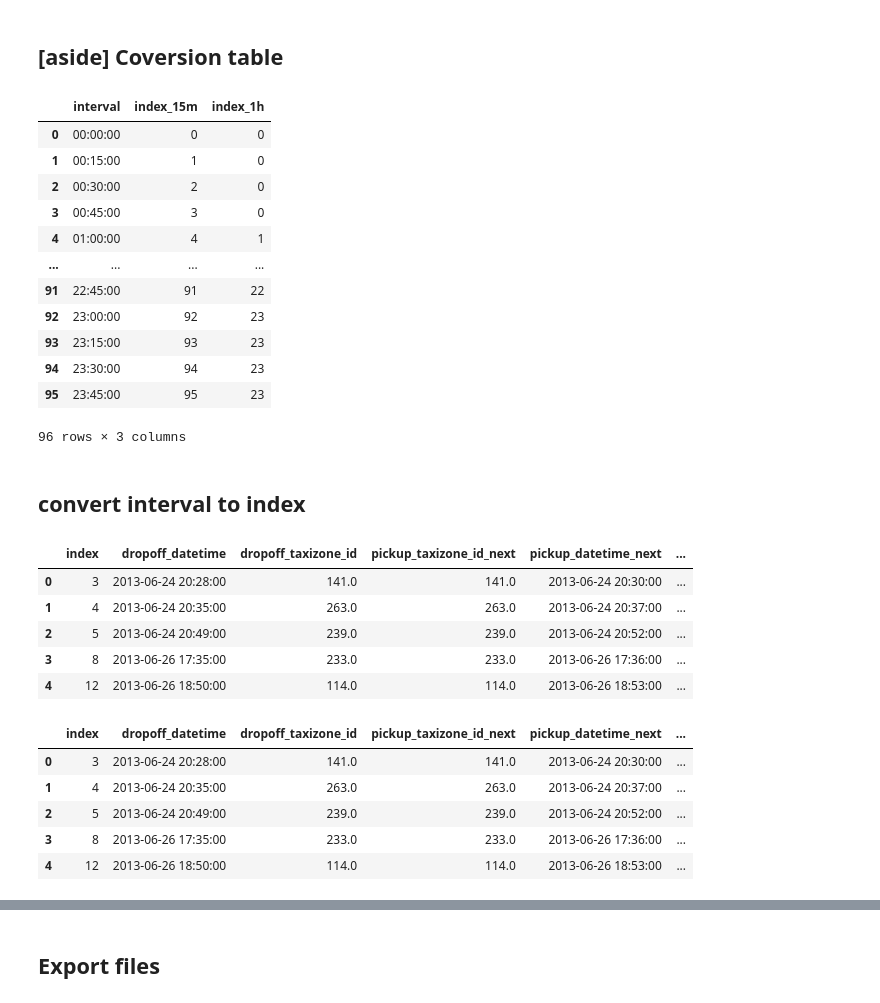
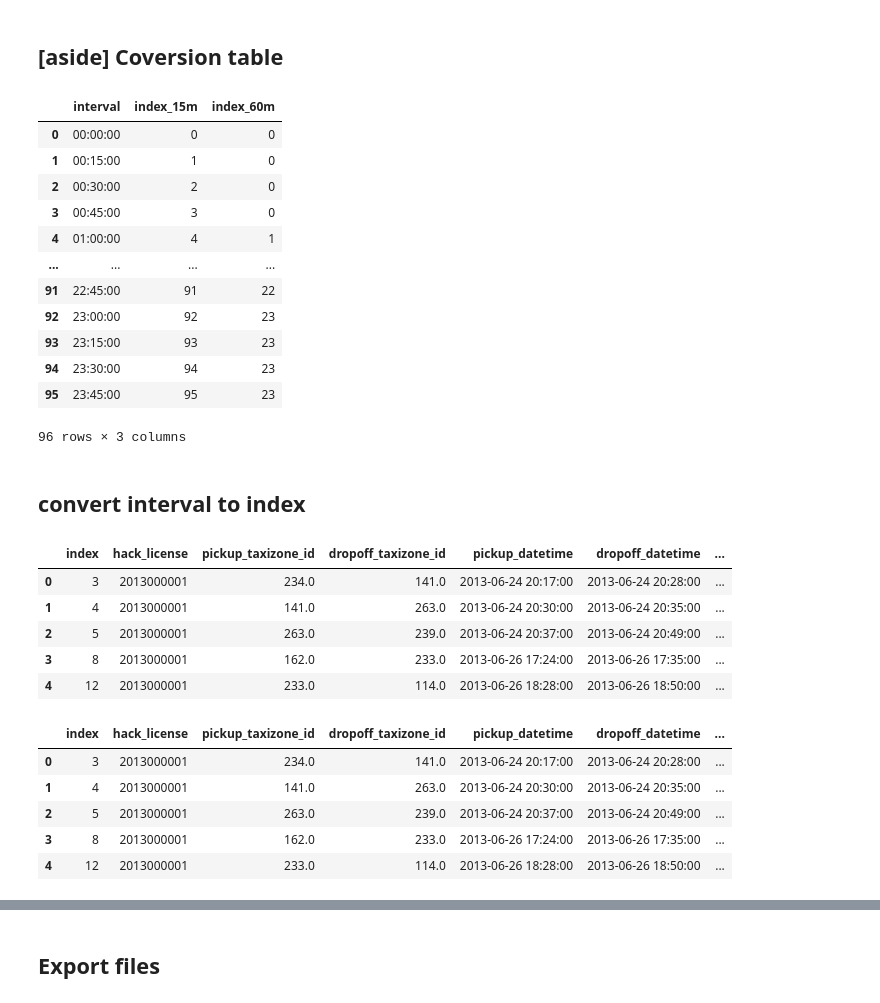
Before and after one commit to skyetim/didi-vehicle-repositioning-strategy, a Jupyter notebook: notebooks/compute_cruise_time.ipynb, the cells around one changed output, grey strips where cells are left out. Drawn from its saved outputs; the diff is of its cells as text; code cells hidden in the pictures.

Commit message:
rerun on cleaned trip df

```diff
--- a/notebooks/compute_cruise_time.ipynb
+++ b/notebooks/compute_cruise_time.ipynb
@@ -138,3 +177,6 @@ selected_trip_df_1h = selected_trip_df.copy()
+# %%
+trip_df_15m = trip_df.copy()
+trip_df_60m = trip_df.copy()
 # %%
-selected_trip_df_15m['dropoff_datetime_interval'] = selected_trip_df_15m['dropoff_datetime'].dt.round('15min').dt.time
-selected_trip_df_1h['dropoff_datetime_interval'] = selected_trip_df_1h['dropoff_datetime'].dt.round('1h').dt.time
+trip_df_15m['dropoff_datetime_interval'] = trip_df_15m['dropoff_datetime'].dt.round('15min').dt.time
+trip_df_60m['dropoff_datetime_interval'] = trip_df_60m['dropoff_datetime'].dt.round('1h').dt.time
@@ -171,10 +196,10 @@ for h in range(24):
         m_index += 1
     h_index += 1
 # %%
-interval_index_table = pd.DataFrame({'interval': time_interval, 'index_15m': time_index_15m, 'index_1h': time_index_1h})
+interval_index_table = pd.DataFrame({'interval': time_interval, 'index_15m': time_index_15m, 'index_60m': time_index_1h})
 interval_index_table
 # %% [output]
-|  | interval | index_15m | index_1h |
+|  | interval | index_15m | index_60m |
 | 0 | 00:00:00 | 0 | 0 |
 | 1 | 00:15:00 | 1 | 0 |
 | 2 | 00:30:00 | 2 | 0 |
@@ -195,24 +220,24 @@ conversion_1h = dict(zip(interval_index_table.interval, interval_index_table.ind
 # %% [markdown]
 ## convert interval to index
 # %%
-selected_trip_df_15m['dropoff_datetime_index'] = [conversion_15m[t] for t in selected_trip_df_15m['dropoff_datetime_interval']]
-selected_trip_df_1h['dropoff_datetime_index'] = [conversion_1h[t] for t in selected_trip_df_1h['dropoff_datetime_interval']]
+trip_df_15m['dropoff_datetime_index'] = [conversion_15m[t] for t in trip_df_15m['dropoff_datetime_interval']]
+trip_df_60m['dropoff_datetime_index'] = [conversion_60m[t] for t in trip_df_60m['dropoff_datetime_interval']]
 # %%
-selected_trip_df_15m.head()
+trip_df_15m.head()
 # %% [output]
-|  | index | dropoff_datetime | dropoff_taxizone_id | pickup_taxizone_id_next | pickup_datetime_next | ... |
-| 0 | 3 | 2013-06-24 20:28:00 | 141.0 | 141.0 | 2013-06-24 20:30:00 | ... |
-| 1 | 4 | 2013-06-24 20:35:00 | 263.0 | 263.0 | 2013-06-24 20:37:00 | ... |
-| 2 | 5 | 2013-06-24 20:49:00 | 239.0 | 239.0 | 2013-06-24 20:52:00 | ... |
-| 3 | 8 | 2013-06-26 17:35:00 | 233.0 | 233.0 | 2013-06-26 17:36:00 | ... |
-| 4 | 12 | 2013-06-26 18:50:00 | 114.0 | 114.0 | 2013-06-26 18:53:00 | ... |
+|  | index | hack_license | pickup_taxizone_id | dropoff_taxizone_id | pickup_datetime | dropoff_datetime | ... |
+| 0 | 3 | 2013000001 | 234.0 | 141.0 | 2013-06-24 20:17:00 | 2013-06-24 20:28:00 | ... |
+| 1 | 4 | 2013000001 | 141.0 | 263.0 | 2013-06-24 20:30:00 | 2013-06-24 20:35:00 | ... |
+| 2 | 5 | 2013000001 | 263.0 | 239.0 | 2013-06-24 20:37:00 | 2013-06-24 20:49:00 | ... |
+| 3 | 8 | 2013000001 | 162.0 | 233.0 | 2013-06-26 17:24:00 | 2013-06-26 17:35:00 | ... |
+| 4 | 12 | 2013000001 | 233.0 | 114.0 | 2013-06-26 18:28:00 | 2013-06-26 18:50:00 | ... |
 # %%
-selected_trip_df_1h.head()
+trip_df_60m.head()
 # %% [output]
-|  | index | dropoff_datetime | dropoff_taxizone_id | pickup_taxizone_id_next | pickup_datetime_next | ... |
-| 0 | 3 | 2013-06-24 20:28:00 | 141.0 | 141.0 | 2013-06-24 20:30:00 | ... |
-| 1 | 4 | 2013-06-24 20:35:00 | 263.0 | 263.0 | 2013-06-24 20:37:00 | ... |
-| 2 | 5 | 2013-06-24 20:49:00 | 239.0 | 239.0 | 2013-06-24 20:52:00 | ... |
-| 3 | 8 | 2013-06-26 17:35:00 | 233.0 | 233.0 | 2013-06-26 17:36:00 | ... |
-| 4 | 12 | 2013-06-26 18:50:00 | 114.0 | 114.0 | 2013-06-26 18:53:00 | ... |
+|  | index | hack_license | pickup_taxizone_id | dropoff_taxizone_id | pickup_datetime | dropoff_datetime | ... |
+| 0 | 3 | 2013000001 | 234.0 | 141.0 | 2013-06-24 20:17:00 | 2013-06-24 20:28:00 | ... |
+| 1 | 4 | 2013000001 | 141.0 | 263.0 | 2013-06-24 20:30:00 | 2013-06-24 20:35:00 | ... |
+| 2 | 5 | 2013000001 | 263.0 | 239.0 | 2013-06-24 20:37:00 | 2013-06-24 20:49:00 | ... |
+| 3 | 8 | 2013000001 | 162.0 | 233.0 | 2013-06-26 17:24:00 | 2013-06-26 17:35:00 | ... |
+| 4 | 12 | 2013000001 | 233.0 | 114.0 | 2013-06-26 18:28:00 | 2013-06-26 18:50:00 | ... |
 # %%
```
Also changed, not shown: parts of 48 cells of this notebook, 2 other files.
